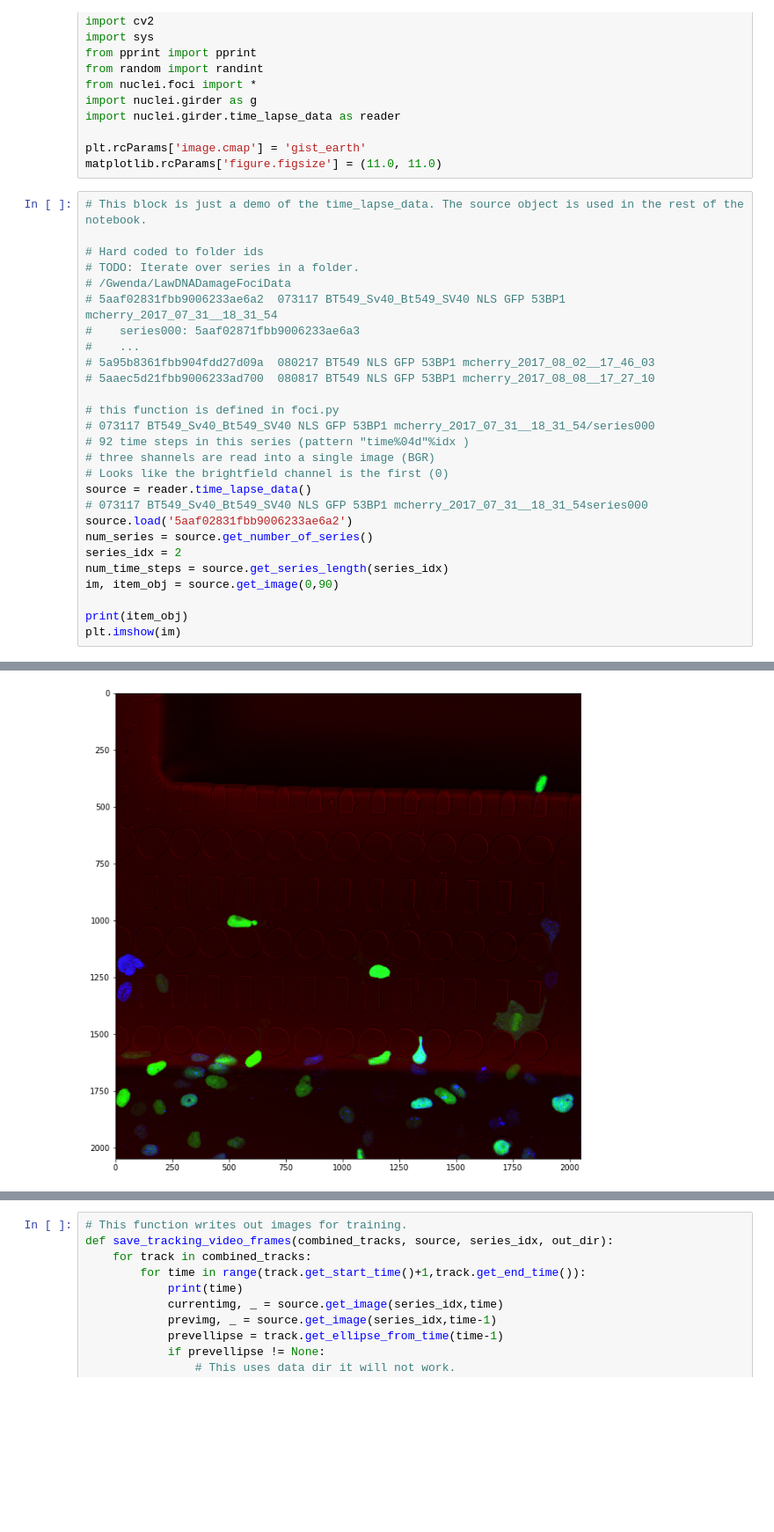
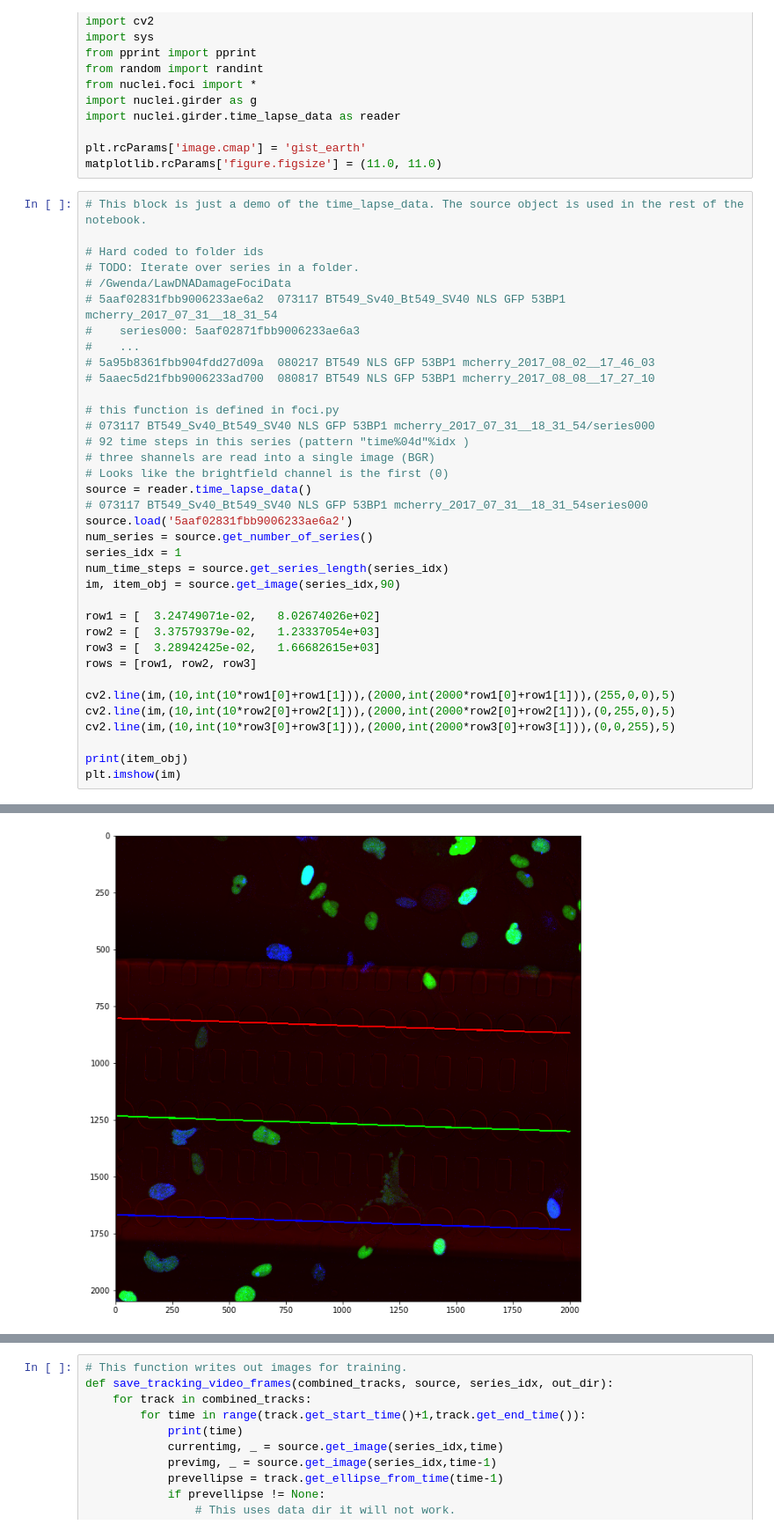
Before and after one commit to gglaw16/nuclei, a Jupyter notebook: nucleiTrackingInput.ipynb, the cells around one changed output, grey strips where cells are left out. Shown at 88% size. Saved outputs shown, nothing was run; the diff lists cells and outputs as text; blank space fills up the shorter version.

```diff
--- a/nucleiTrackingInput.ipynb
+++ b/nucleiTrackingInput.ipynb
@@ -44,9 +44,18 @@ source = reader.time_lapse_data()
 # 073117 BT549_Sv40_Bt549_SV40 NLS GFP 53BP1 mcherry_2017_07_31__18_31_54series000
 source.load('5aaf02831fbb9006233ae6a2')
 num_series = source.get_number_of_series()
-series_idx = 2
+series_idx = 1
 num_time_steps = source.get_series_length(series_idx)
-im, item_obj = source.get_image(0,90)
+im, item_obj = source.get_image(series_idx,90)
+
+row1 = [  3.24749071e-02,   8.02674026e+02]
+row2 = [  3.37579379e-02,   1.23337054e+03]
+row3 = [  3.28942425e-02,   1.66682615e+03]
+rows = [row1, row2, row3]
+
+cv2.line(im,(10,int(10*row1[0]+row1[1])),(2000,int(2000*row1[0]+row1[1])),(255,0,0),5)
+cv2.line(im,(10,int(10*row2[0]+row2[1])),(2000,int(2000*row2[0]+row2[1])),(0,255,0),5)
+cv2.line(im,(10,int(10*row3[0]+row3[1])),(2000,int(2000*row3[0]+row3[1])),(0,0,255),5)
 
 print(item_obj)
 plt.imshow(im)
@@ -55,5 +64,5 @@ plt.imshow(im)
 <matplotlib.image.AxesImage at 0x...>
-[figure, old version]
+[figure, new version]
 # %%
 prev_frame_ellipses = None
 # union of all lines from all frames.
```
Also changed, not shown: parts of 3 cells of this notebook, 7 other files.
